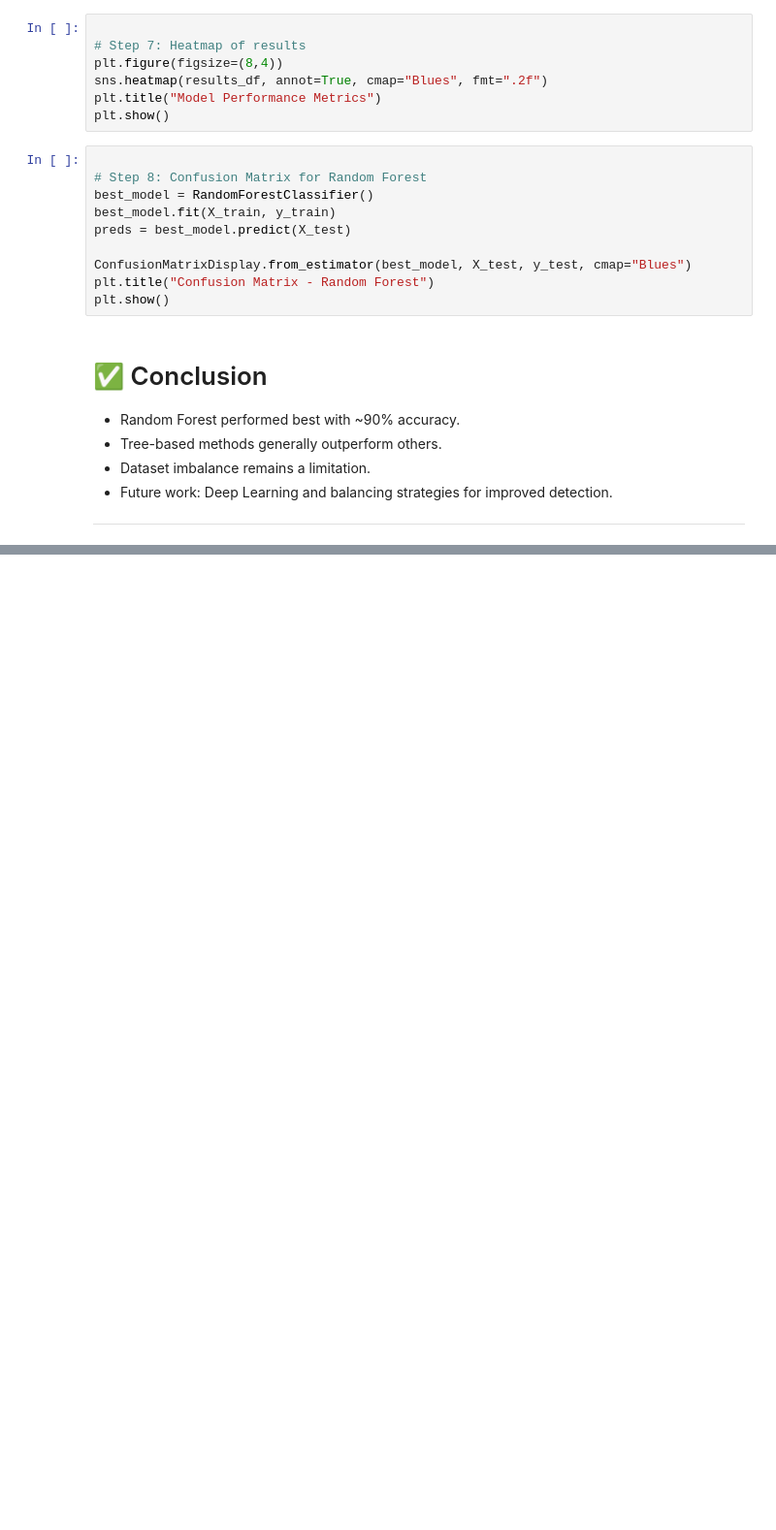
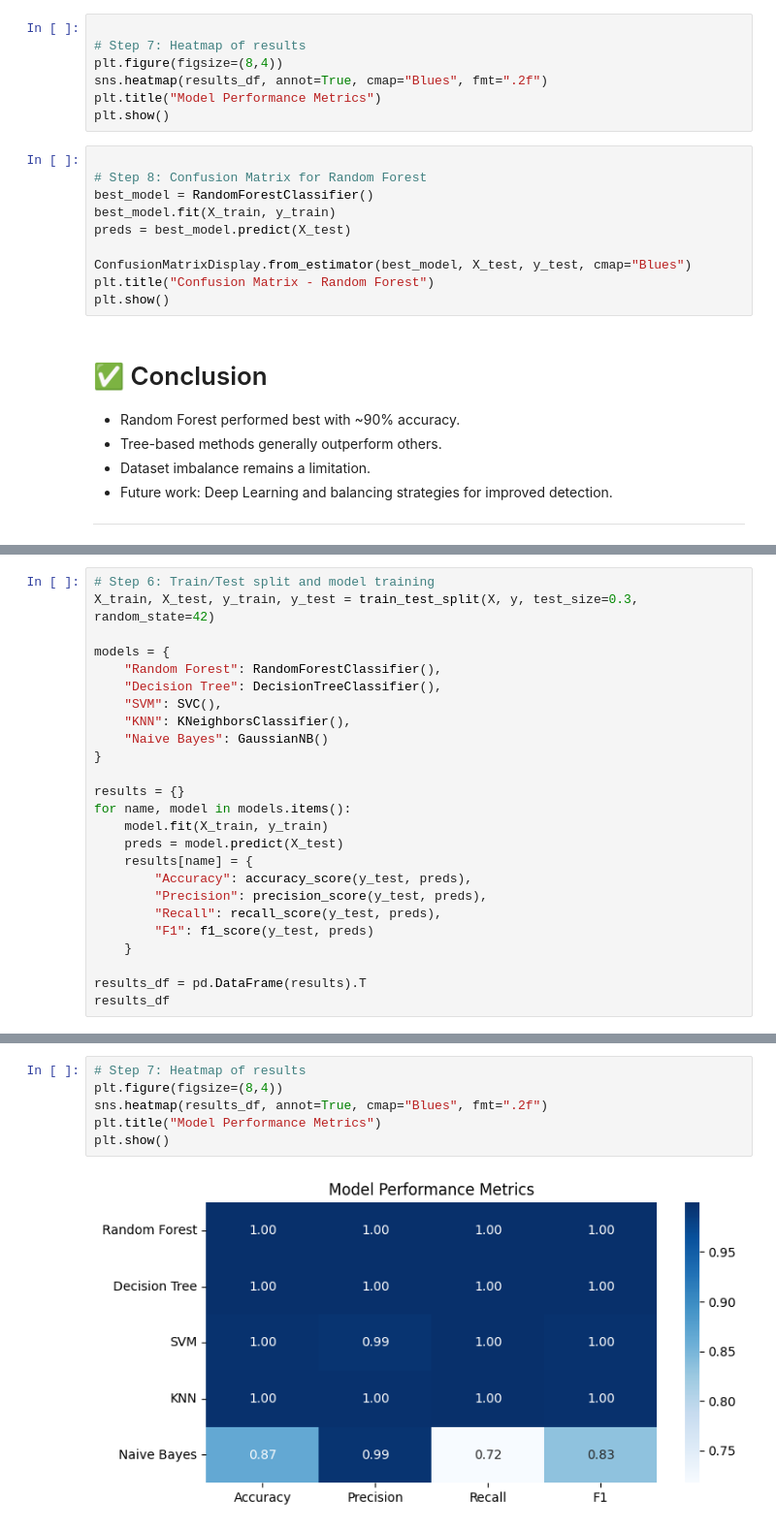
Before and after one commit to iamkr07/TechExplore2k25, a Jupyter notebook: Intrusion_Detection_Colab.ipynb, the cells around one changed output, grey strips where cells are left out. Shown at 97% size. Cells and saved outputs as stored; diff of their text form; blank space fills up the shorter version.

```diff
--- a/Intrusion_Detection_Colab.ipynb
+++ b/Intrusion_Detection_Colab.ipynb
@@ -108,0 +197,25 @@ plt.show()
+# %%
+# Step 6: Train/Test split and model training
+X_train, X_test, y_train, y_test = train_test_split(X, y, test_size=0.3, random_state=42)
+
+models = {
+    "Random Forest": RandomForestClassifier(),
+    "Decision Tree": DecisionTreeClassifier(),
+    "SVM": SVC(),
+    "KNN": KNeighborsClassifier(),
+    "Naive Bayes": GaussianNB()
+}
+
+results = {}
+for name, model in models.items():
+    model.fit(X_train, y_train)
+    preds = model.predict(X_test)
+    results[name] = {
+        "Accuracy": accuracy_score(y_test, preds),
+        "Precision": precision_score(y_test, preds),
+        "Recall": recall_score(y_test, preds),
+        "F1": f1_score(y_test, preds)
+    }
+
+results_df = pd.DataFrame(results).T
+results_df
@@ -108,0 +229,8 @@ plt.show()
+# %%
+# Step 7: Heatmap of results
+plt.figure(figsize=(8,4))
+sns.heatmap(results_df, annot=True, cmap="Blues", fmt=".2f")
+plt.title("Model Performance Metrics")
+plt.show()
+# %% [output]
+[figure, added]
```
Also changed, not shown: parts of 8 cells of this notebook.
